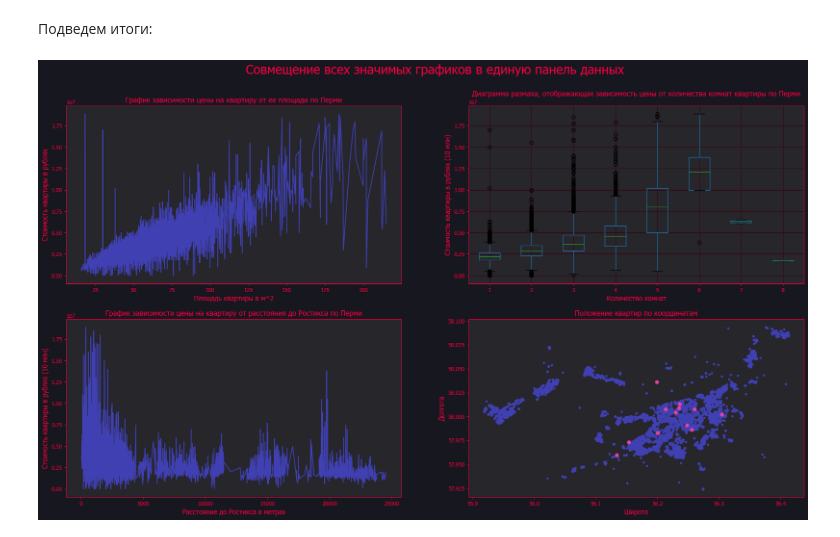
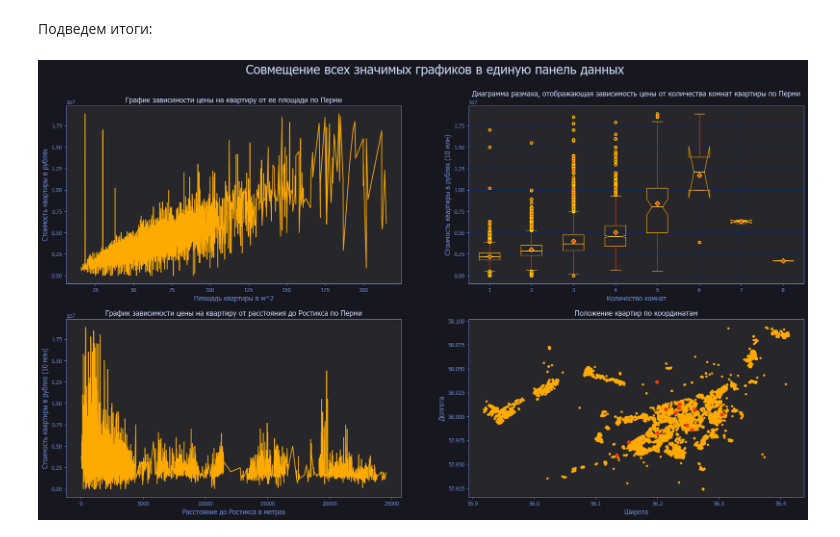
Before and after one commit to Leousov/ML_Lab_1, a Jupyter notebook: Main.ipynb, the cells around one changed output. Cells and saved outputs as stored; diff of their text form; code cells hidden in the pictures.

```diff
--- a/Main.ipynb
+++ b/Main.ipynb
@@ -250,67 +250,95 @@ mpl.rcParams['font.family'] = 'sans-serif'
 mpl.rcParams['font.sans-serif'] = ['Tahoma', 'DejaVu Sans',
                                'Lucida Grande', 'Verdana']
 
-clr_text = (0.98,0,0.25)
-clr_subcolor = (0.25,0,0.05)
+Main_clr = "#FFAA00"
+Sec_clr = "#FFEF00"
+Tri_clr = "#FF3500"
+Add_clr = "#1240AB"
+
+Add_clr_dark = "#06266F"
+Add_clr_light = "#6C8CD5"
+Add_clr_lighter = "#cad9fc"
+
+Main_clr_light = "#FFBF40"
+Tri_clr_light = "#FF9073"
+
+clr_lines = Add_clr_light
+clr_labels = Add_clr_lighter
+clr_subcolor = Add_clr_dark
 clr_background_sub = (0.15,0.15,0.17)
 clr_background_fig = (0.09,0.09,0.12)
-clr_main_plot = (0.25,0.25,0.70)
-clr_sec_plot = (0.9,0.25,0.65)
+clr_main_plot = Main_clr
+clr_sec_plot = Tri_clr
+clr_tri_plot = Sec_clr
+clr_marker = Main_clr_light
 
+boxprops = dict(linestyle='-', linewidth=1, color=clr_main_plot)
+whiskerprops = dict(color = clr_sec_plot)
+flierprops = dict(marker='o', markerfacecolor=clr_sec_plot, markersize=5,
+                  markeredgecolor=clr_tri_plot)
+medianprops = dict(linestyle='-', linewidth=1.5, color=clr_marker)
+meanprops = dict(marker='D', markeredgecolor=clr_tri_plot,
+                      markerfacecolor=clr_sec_plot)
+capprops = dict(color = clr_marker)
 def set_axis_colors(axes):
-    axes.spines['left'].set_color(clr_text)
-    axes.spines['bottom'].set_color(clr_text)
-    axes.spines['right'].set_color(clr_text)
-    axes.spines['top'].set_color(clr_text)
-    axes.tick_params(axis='x', colors=clr_text)
-    axes.tick_params(axis='y', colors=clr_text)
+    axes.spines['left'].set_color(clr_lines)
+    axes.spines['bottom'].set_color(clr_lines)
+    axes.spines['right'].set_color(clr_lines)
+    axes.spines['top'].set_color(clr_lines)
+    axes.tick_params(axis='x', colors=clr_lines)
+    axes.tick_params(axis='y', colors=clr_lines)
     axes.set_facecolor(clr_background_sub)
 
 fig, axs = plt.subplots(nrows=2, ncols=2, figsize = (23,13))
 
 dfd = dfd.sort_values('area')
 axs[0, 0].plot(dfd['area'], dfd['price'], color=clr_main_plot)
-axs[0, 0].set_title("График зависимости цены на квартиру от ее площади по Перми", fontsize=13, color=clr_text)
-axs[0, 0].set_xlabel("Площадь квартиры в м^2", fontsize=12, color=clr_text)
-axs[0, 0].set_ylabel("Стоимость квартиры в рублях", fontsize=12, color=clr_text)
+axs[0, 0].set_title("График зависимости цены на квартиру от ее площади по Перми", fontsize=13, color=clr_labels)
+axs[0, 0].set_xlabel("Площадь квартиры в м^2", fontsize=12, color=clr_lines)
+axs[0, 0].set_ylabel("Стоимость квартиры в рублях", fontsize=12, color=clr_lines)
 set_axis_colors(axs[0, 0])
 
 dfd = dfd.sort_values('rooms')
-dfd.boxplot("price","rooms",ax = axs[0, 1])
-axs[0, 1].set_title("Диаграмма размаха, отображающая зависимость цены от количества комнат квартиры по Перми", fontsize=13, color=clr_text)
-axs[0, 1].set_xlabel("Количество комнат", fontsize=12, color=clr_text)
-axs[0, 1].set_ylabel("Стоимость квартиры в рублях (10 млн)", fontsize=12, color=clr_text)
+dfd.boxplot("price","rooms",ax = axs[0, 1],
+            boxprops=boxprops, whiskerprops=whiskerprops,
+            flierprops=flierprops, medianprops=medianprops,
+            meanprops=meanprops, capprops=capprops,
+            meanline=False, showmeans=True, notch=True
+            )
+axs[0, 1].set_title("Диаграмма размаха, отображающая зависимость цены от количества комнат квартиры по Перми", fontsize=13, color=clr_labels)
+axs[0, 1].set_xlabel("Количество комнат", fontsize=12, color=clr_lines)
+axs[0, 1].set_ylabel("Стоимость квартиры в рублях (10 млн)", fontsize=12, color=clr_lines)
 axs[0, 1].grid(color=clr_subcolor)
 set_axis_colors(axs[0, 1])
 
 dfrost = dfd.sort_values("rost_dist")
-axs[1, 0].set_title("График зависимости цены на квартиру от расстояния до Ростикса по Перми", fontsize=13, color=clr_text)
-axs[1, 0].set_xlabel("Расстояние до Ростикса в метрах", fontsize=12, color=clr_text)
-axs[1, 0].set_ylabel("Стоимость квартиры в рублях (10 млн)", fontsize=12, color=clr_text)
+axs[1, 0].set_title("График зависимости цены на квартиру от расстояния до Ростикса по Перми", fontsize=13, color=clr_labels)
+axs[1, 0].set_xlabel("Расстояние до Ростикса в метрах", fontsize=12, color=clr_lines)
+axs[1, 0].set_ylabel("Стоимость квартиры в рублях (10 млн)", fontsize=12, color=clr_lines)
 axs[1, 0].plot(dfrost["rost_dist"], dfrost['price'], color=clr_main_plot)
 set_axis_colors(axs[1, 0])
 
-axs[1, 1].set_title("Положение квартир по координатам", fontsize=13, color=clr_text)
-axs[1, 1].set_xlabel("Широта", fontsize=12, color=clr_text)
-axs[1, 1].set_ylabel("Долгота", fontsize=12, color=clr_text)
+axs[1, 1].set_title("Положение квартир по координатам", fontsize=13, color=clr_labels)
+axs[1, 1].set_xlabel("Широта", fontsize=12, color=clr_lines)
+axs[1, 1].set_ylabel("Долгота", fontsize=12, color=clr_lines)
 axs[1, 1].scatter(dfd["geo_lon"], dfd["geo_lat"], s=10, color=clr_main_plot)
 set_axis_colors(axs[1, 1])
 
 a = []
 b = []
 for i in rostcs_mas:
     a.append(i[0])
     b.append(i[1])
 axs[1, 1].scatter(b, a, color=clr_sec_plot)
 
 # plt.subplots_adjust(left=0.1,
 #                     bottom=0.1,
 #                     right=0.9,
 #                     top=0.9,
 #                     wspace=0.4,
 #                     hspace=0.4)
-plt.suptitle("Совмещение всех значимых графиков в единую панель данных", fontsize=23, color=clr_text)
+plt.suptitle("Совмещение всех значимых графиков в единую панель данных", fontsize=23, color=clr_labels)
 fig.set_facecolor(clr_background_fig)
 plt.show()
 # %% [output]
-[figure, old version]
+[figure, new version]
```
Also changed, not shown: parts of 7 cells of this notebook.
